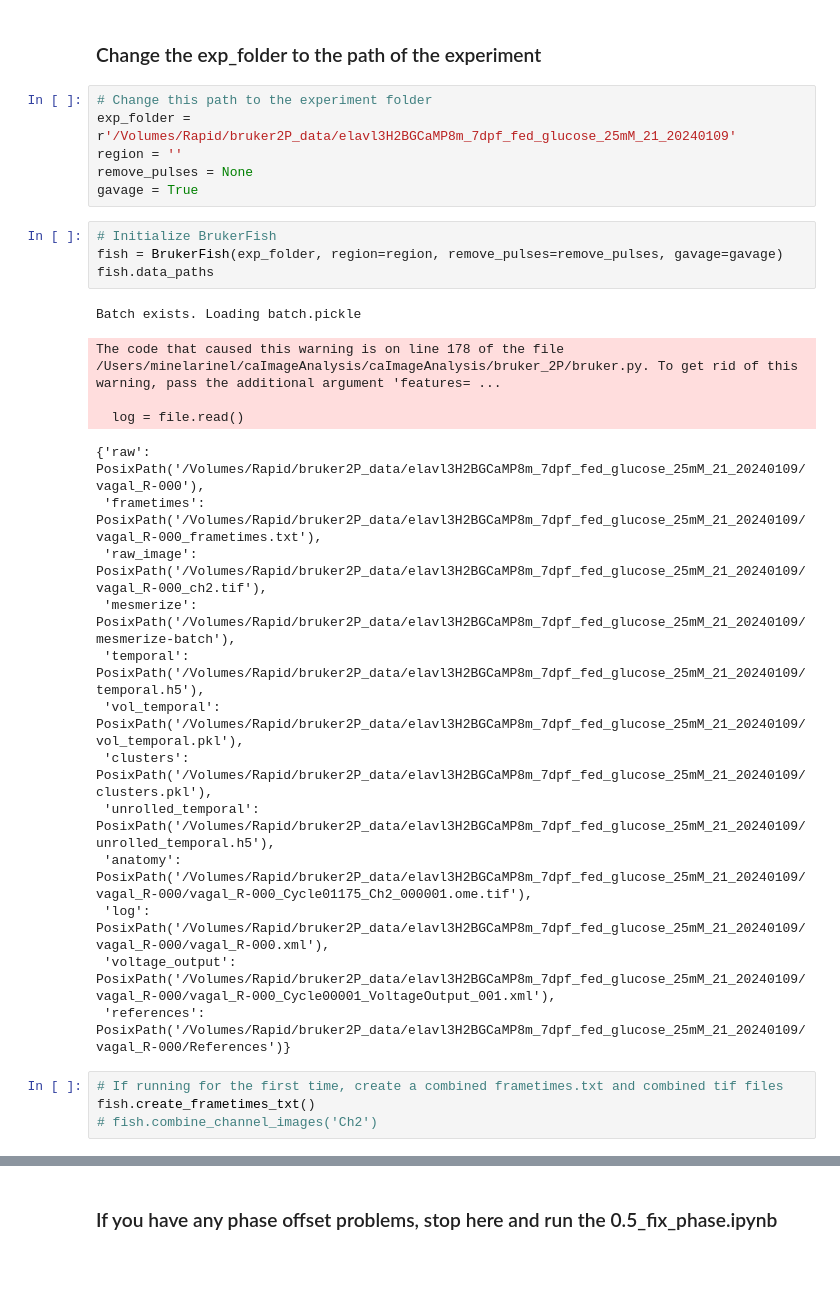
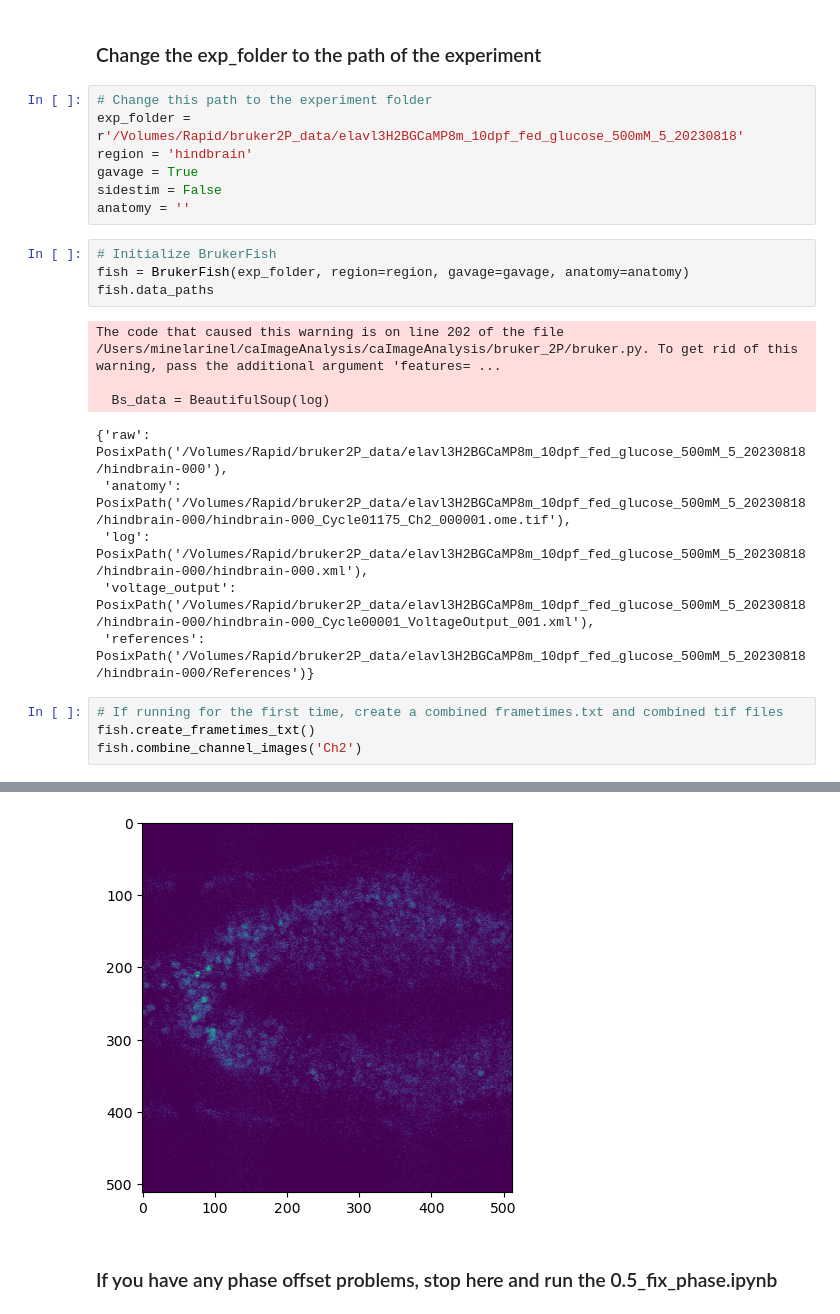
Before and after one commit to minel-arinel/caImageAnalysis, a Jupyter notebook: notebooks/0_bruker.ipynb, the cells around one changed output, grey strips where cells are left out. Cells and saved outputs as stored; diff of their text form; blank space fills up the shorter version.

```diff
--- a/notebooks/0_bruker.ipynb
+++ b/notebooks/0_bruker.ipynb
@@ -14,33 +98,26 @@ from caImageAnalysis.visualize import visualize_images, visualize_volumes
 ### Change the exp_folder to the path of the experiment
 # %%
 # Change this path to the experiment folder
-exp_folder = r'/Volumes/Rapid/bruker2P_data/elavl3H2BGCaMP8m_7dpf_fed_glucose_25mM_21_20240109'
-region = ''
-remove_pulses = None
+exp_folder = r'/Volumes/Rapid/bruker2P_data/elavl3H2BGCaMP8m_10dpf_fed_glucose_500mM_5_20230818'
+region = 'hindbrain'
 gavage = True
+sidestim = False
+anatomy = ''
 # %%
 # Initialize BrukerFish
-fish = BrukerFish(exp_folder, region=region, remove_pulses=remove_pulses, gavage=gavage)
+fish = BrukerFish(exp_folder, region=region, gavage=gavage, anatomy=anatomy)
 fish.data_paths
 # %% [output]
-Batch exists. Loading batch.pickle
+The code that caused this warning is on line 202 of the file /Users/minelarinel/caImageAnalysis/caImageAnalysis/bruker_2P/bruker.py. To get rid of this warning, pass the additional argument 'features= ...
+
+  Bs_data = BeautifulSoup(log)
-The code that caused this warning is on line 178 of the file /Users/minelarinel/caImageAnalysis/caImageAnalysis/bruker_2P/bruker.py. To get rid of this warning, pass the additional argument 'features= ...
-
-  log = file.read()
+{'raw': PosixPath('/Volumes/Rapid/bruker2P_data/elavl3H2BGCaMP8m_10dpf_fed_glucose_500mM_5_20230818/hindbrain-000'),
+ 'anatomy': PosixPath('/Volumes/Rapid/bruker2P_data/elavl3H2BGCaMP8m_10dpf_fed_glucose_500mM_5_20230818/hindbrain-000/hindbrain-000_Cycle01175_Ch2_000001.ome.tif'),
+ 'log': PosixPath('/Volumes/Rapid/bruker2P_data/elavl3H2BGCaMP8m_10dpf_fed_glucose_500mM_5_20230818/hindbrain-000/hindbrain-000.xml'),
+ 'voltage_output': PosixPath('/Volumes/Rapid/bruker2P_data/elavl3H2BGCaMP8m_10dpf_fed_glucose_500mM_5_20230818/hindbrain-000/hindbrain-000_Cycle00001_VoltageOutput_001.xml'),
+ 'references': PosixPath('/Volumes/Rapid/bruker2P_data/elavl3H2BGCaMP8m_10dpf_fed_glucose_500mM_5_20230818/hindbrain-000/References')}
-{'raw': PosixPath('/Volumes/Rapid/bruker2P_data/elavl3H2BGCaMP8m_7dpf_fed_glucose_25mM_21_20240109/vagal_R-000'),
- 'frametimes': PosixPath('/Volumes/Rapid/bruker2P_data/elavl3H2BGCaMP8m_7dpf_fed_glucose_25mM_21_20240109/vagal_R-000_frametimes.txt'),
- 'raw_image': PosixPath('/Volumes/Rapid/bruker2P_data/elavl3H2BGCaMP8m_7dpf_fed_glucose_25mM_21_20240109/vagal_R-000_ch2.tif'),
- 'mesmerize': PosixPath('/Volumes/Rapid/bruker2P_data/elavl3H2BGCaMP8m_7dpf_fed_glucose_25mM_21_20240109/mesmerize-batch'),
- 'temporal': PosixPath('/Volumes/Rapid/bruker2P_data/elavl3H2BGCaMP8m_7dpf_fed_glucose_25mM_21_20240109/temporal.h5'),
- 'vol_temporal': PosixPath('/Volumes/Rapid/bruker2P_data/elavl3H2BGCaMP8m_7dpf_fed_glucose_25mM_21_20240109/vol_temporal.pkl'),
- 'clusters': PosixPath('/Volumes/Rapid/bruker2P_data/elavl3H2BGCaMP8m_7dpf_fed_glucose_25mM_21_20240109/clusters.pkl'),
- 'unrolled_temporal': PosixPath('/Volumes/Rapid/bruker2P_data/elavl3H2BGCaMP8m_7dpf_fed_glucose_25mM_21_20240109/unrolled_temporal.h5'),
- 'anatomy': PosixPath('/Volumes/Rapid/bruker2P_data/elavl3H2BGCaMP8m_7dpf_fed_glucose_25mM_21_20240109/vagal_R-000/vagal_R-000_Cycle01175_Ch2_000001.ome.tif'),
- 'log': PosixPath('/Volumes/Rapid/bruker2P_data/elavl3H2BGCaMP8m_7dpf_fed_glucose_25mM_21_20240109/vagal_R-000/vagal_R-000.xml'),
- 'voltage_output': PosixPath('/Volumes/Rapid/bruker2P_data/elavl3H2BGCaMP8m_7dpf_fed_glucose_25mM_21_20240109/vagal_R-000/vagal_R-000_Cycle00001_VoltageOutput_001.xml'),
- 'references': PosixPath('/Volumes/Rapid/bruker2P_data/elavl3H2BGCaMP8m_7dpf_fed_glucose_25mM_21_20240109/vagal_R-000/References')}
 # %%
 # If running for the first time, create a combined frametimes.txt and combined tif files
 fish.create_frametimes_txt()
-# fish.combine_channel_images('Ch2')
+fish.combine_channel_images('Ch2')
 # %% [output]
@@ -50,3 +127,4 @@ The code that caused this warning is on line 208 of the file /Users/minelarinel/
+[figure, added]
 # %% [markdown]
 ### If you have any phase offset problems, stop here and run the 0.5_fix_phase.ipynb
 # %%
```
Also changed, not shown: parts of 21 cells of this notebook.
